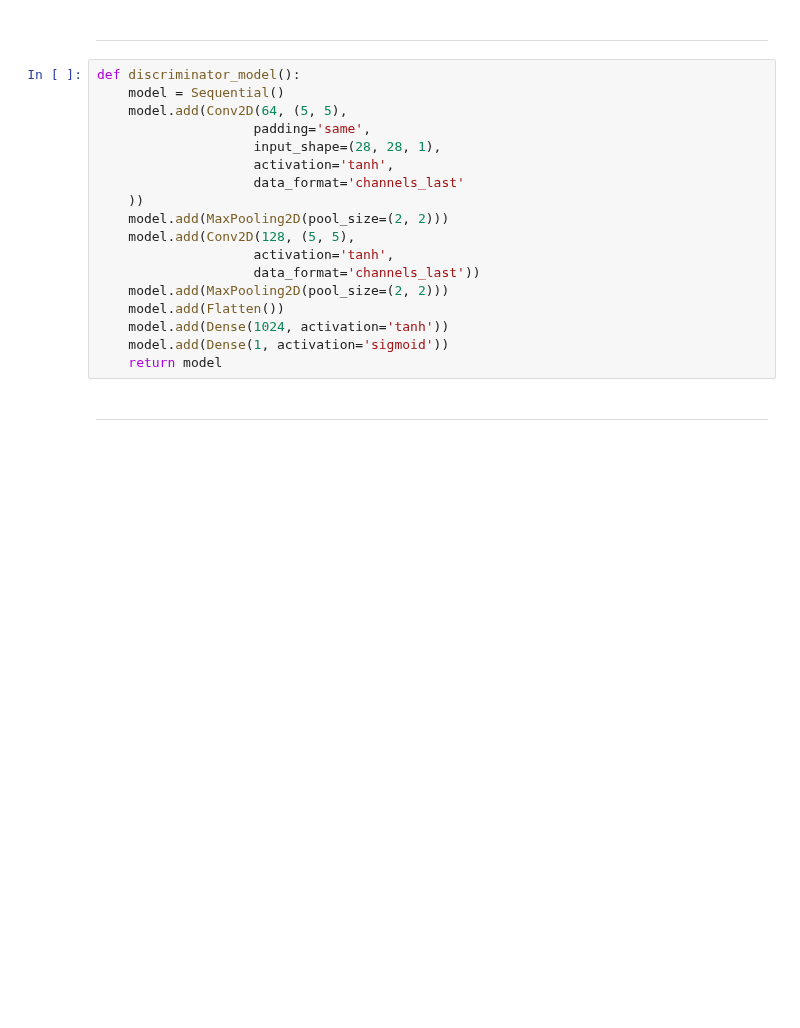
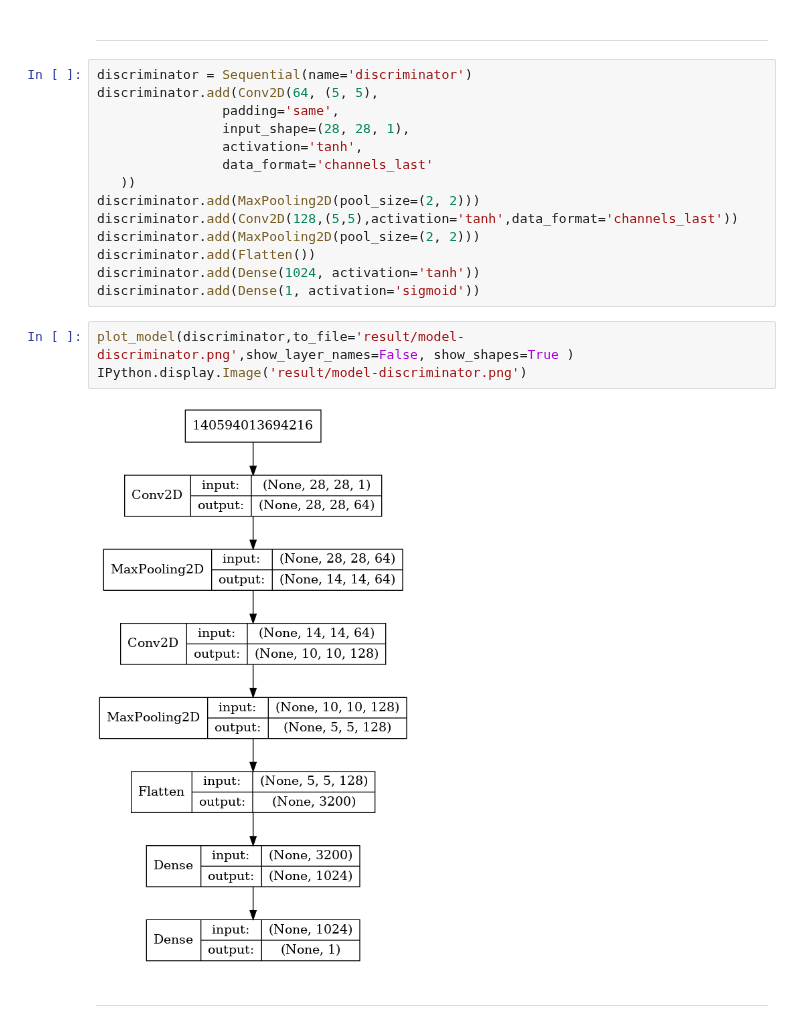
Before and after one commit to mechanoid5/ml_lectorium_legacy, a Jupyter notebook: examples/23-gan/01-gan-mnist.ipynb, the cells around one changed output. Drawn from its saved outputs; the diff is of its cells as text; blank space fills up the shorter version.

```diff
--- a/examples/23-gan/01-gan-mnist.ipynb
+++ b/examples/23-gan/01-gan-mnist.ipynb
@@ -83,23 +94,24 @@ def generator_model():
 # %% [markdown]
 ----
 # %%
-def discriminator_model():
-    model = Sequential()
-    model.add(Conv2D(64, (5, 5),
-                    padding='same',
-                    input_shape=(28, 28, 1),
-                    activation='tanh',
-                    data_format='channels_last'
-    ))
-    model.add(MaxPooling2D(pool_size=(2, 2)))
-    model.add(Conv2D(128, (5, 5),
-                    activation='tanh',
-                    data_format='channels_last'))
-    model.add(MaxPooling2D(pool_size=(2, 2)))
-    model.add(Flatten())
-    model.add(Dense(1024, activation='tanh'))
-    model.add(Dense(1, activation='sigmoid'))
-    return model
+discriminator = Sequential(name='discriminator')
+discriminator.add(Conv2D(64, (5, 5),
+                padding='same',
+                input_shape=(28, 28, 1),
+                activation='tanh',
+                data_format='channels_last'
+   ))
+discriminator.add(MaxPooling2D(pool_size=(2, 2)))
+discriminator.add(Conv2D(128,(5,5),activation='tanh',data_format='channels_last'))
+discriminator.add(MaxPooling2D(pool_size=(2, 2)))
+discriminator.add(Flatten())
+discriminator.add(Dense(1024, activation='tanh'))
+discriminator.add(Dense(1, activation='sigmoid'))
+# %%
+plot_model(discriminator,to_file='result/model-discriminator.png',show_layer_names=False, show_shapes=True )
+IPython.display.Image('result/model-discriminator.png')
+# %% [output]
+[figure, added]
 # %% [markdown]
 ---
 # %%
```
Also changed, not shown: parts of 22 cells of this notebook, 1 other file.
